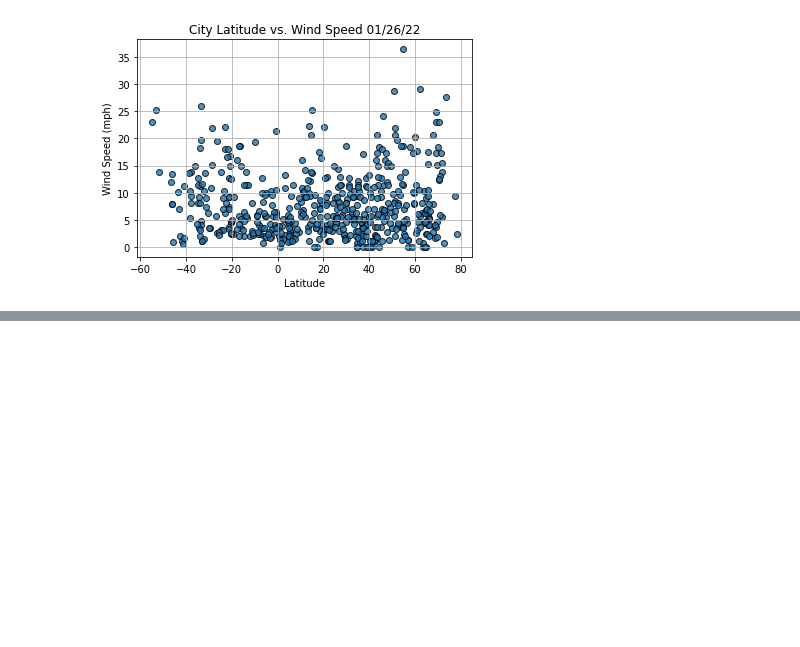
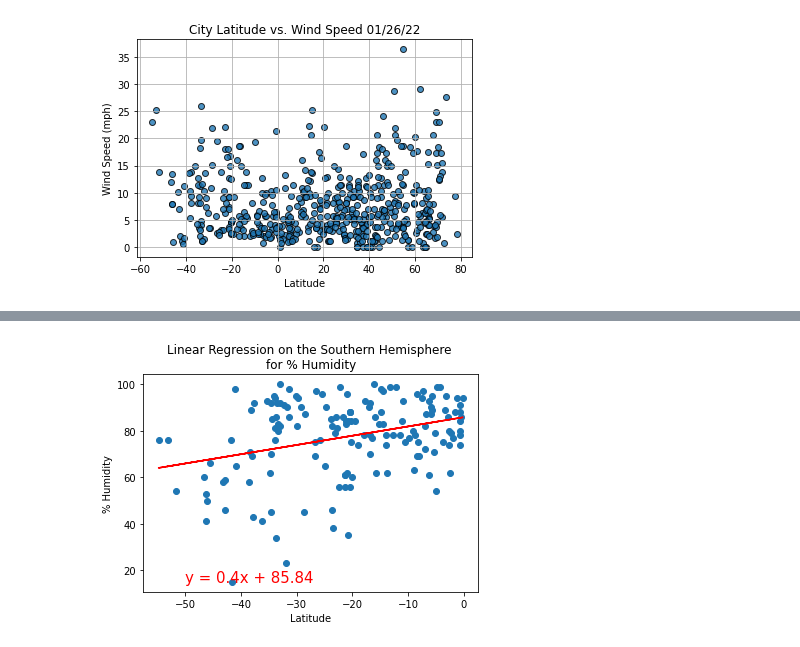
Before and after one commit to Angiecore/World_Weather_Analysis, a Jupyter notebook: WeatherPy.ipynb, the cells around one changed output, grey strips where cells are left out. Drawn from its saved outputs; the diff is of its cells as text; code cells hidden in the pictures; blank space fills up the shorter version.

```diff
--- a/WeatherPy.ipynb
+++ b/WeatherPy.ipynb
@@ -309,0 +419,11 @@ plt.show()
+# %%
+# linear regression line and plot of the percent humidity and latitudes for the Southern Hemisphere
+
+# Linear regression on the Southern Hemisphere
+x_values = southern_hemi_df["Lat"]
+y_values = southern_hemi_df["Humidity"]
+# Call the function.
+plot_linear_regression(x_values, y_values,
+                       'Linear Regression on the Southern Hemisphere \nfor % Humidity', '% Humidity',(-50,15))
+# %% [output]
+[figure, added]
```
Also changed, not shown: parts of 16 cells of this notebook.
